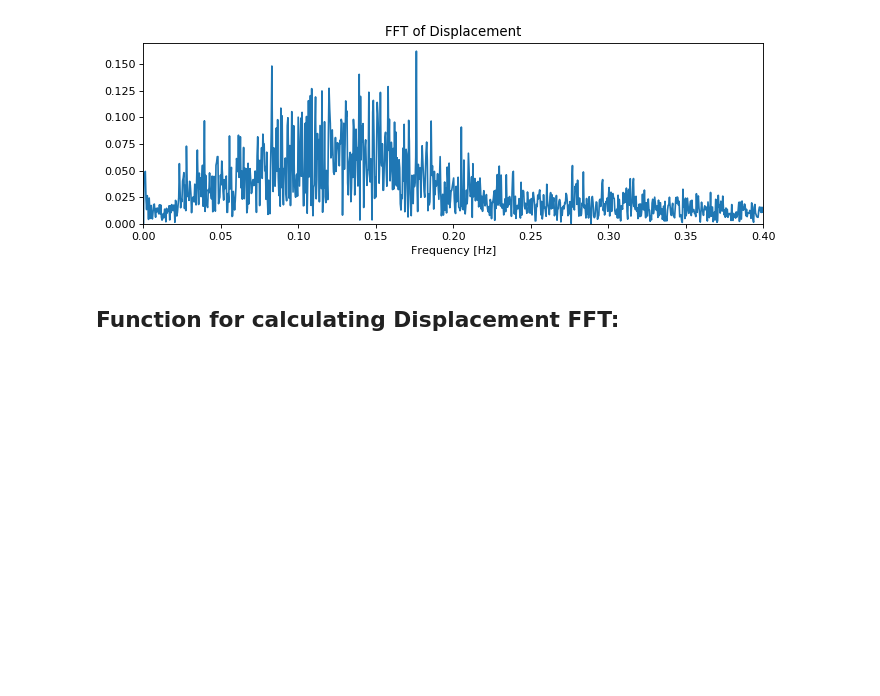
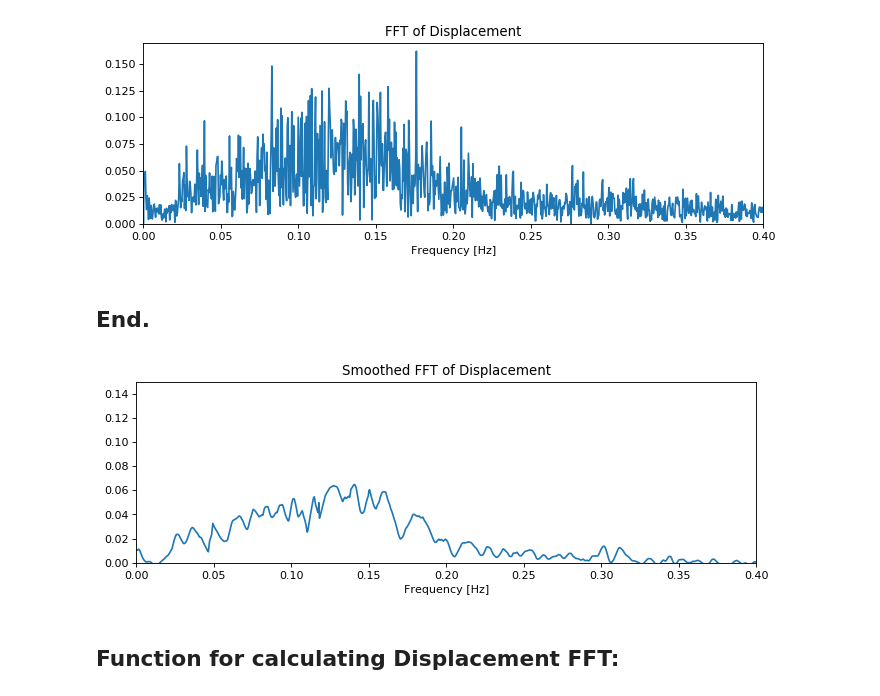
Before and after one commit to pjsimmon/E4E_Smartfin, a Jupyter notebook: PSD_FM_OceanData1.ipynb, the cells around one changed output. Saved outputs shown, nothing was run; the diff lists cells and outputs as text; code cells hidden in the pictures; blank space fills up the shorter version.

```diff
--- a/PSD_FM_OceanData1.ipynb
+++ b/PSD_FM_OceanData1.ipynb
@@ -593,6 +593,32 @@ plt.ylim(0,)
 plt.show()
 # %% [output]
 [figure]
+# %% [markdown]
+## End.
+# %%
+## Sample Detrending and Lowess filter smoothing.
+
+lowess = sm.nonparametric.lowess
+detrended1 = signal.detrend(disp1_normal)
+
+#Parameters: takes in (y,x, ...)
+smoothed1 = lowess(detrended1, freq_acc1_shifted, frac=0.0014, is_sorted=True, return_sorted=False)         #smooth
+#smoothed1 = lowess(detrended1, freq_acc1_shifted, frac=0.001326, is_sorted=True, return_sorted=False)       #spike
+#smoothed1 = lowess(detrended1, freq_acc1_shifted, frac=0.0013, is_sorted=True, return_sorted=False)         #spike
+#smoothed1 = lowess(detrended1, freq_acc1_shifted, frac=0.0015, is_sorted=True, return_sorted=False)          #smooth
+
+fig = plt.figure(num=None, figsize=(10,3), dpi=80, facecolor='w', edgecolor='k')
+ax = fig.add_subplot(111)
+
+ax.plot(freq_acc1_shifted, smoothed1)
+ax.set_title("Smoothed FFT of Displacement")
+ax.set_xlabel('Frequency [Hz]')
+plt.xlim(0,0.4)
+plt.ylim(0,0.15)
+
+plt.show()
+# %% [output]
+[figure, added]
 # %% [markdown]
 ## Function for calculating Displacement FFT:
 # %%
```
Also changed, not shown: 2 other files.
